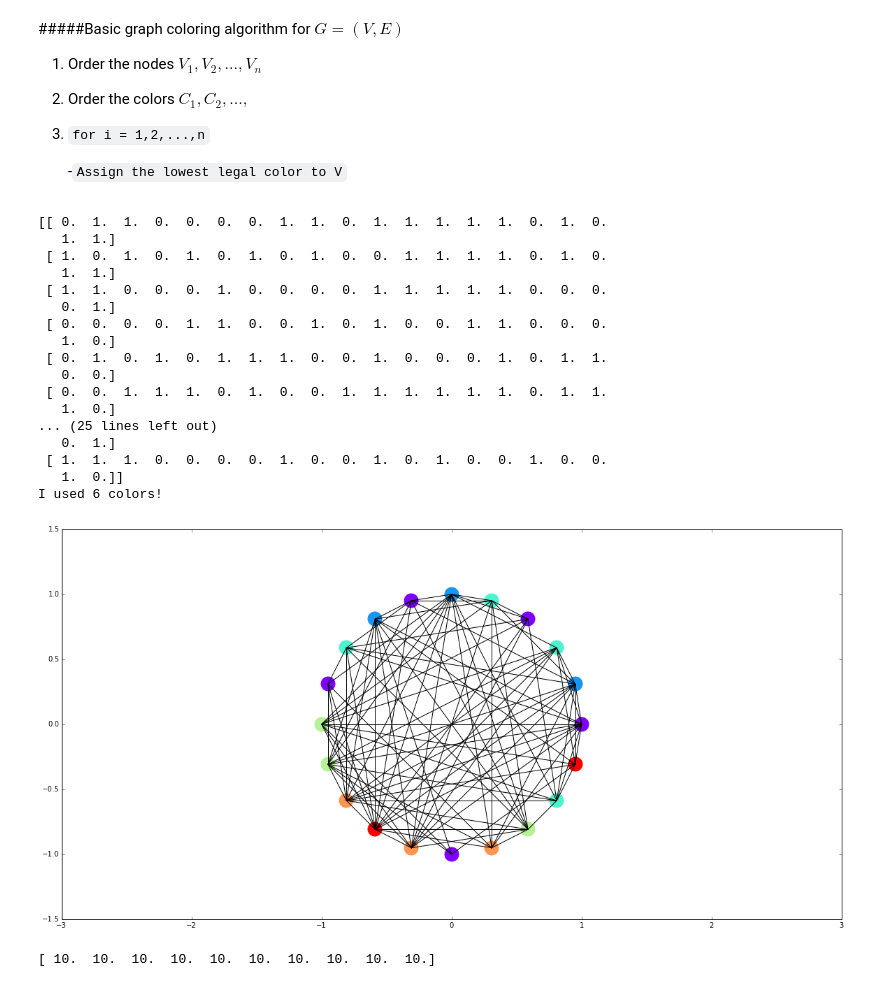
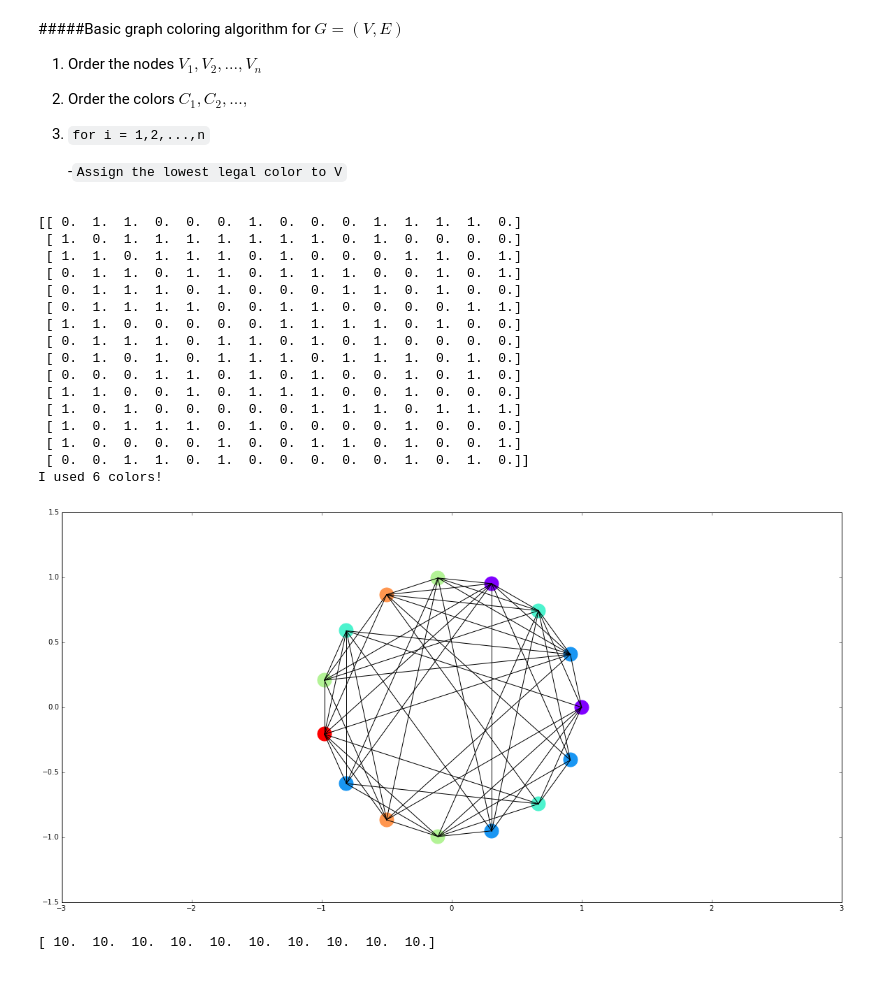
Before and after one commit to peteflorence/MathForCS, a Jupyter notebook: Lecture6.ipynb, the cells around one changed output. Cells and saved outputs as stored; diff of their text form; code cells hidden in the pictures.

```diff
--- a/Lecture6.ipynb
+++ b/Lecture6.ipynb
@@ -118,7 +118,7 @@ def UndirectedGraph(m=5):
     return rand
 
 #print DirectedGraph()
-m = 10
+m = 7
 testGraph = UndirectedGraph(m)
 print testGraph
 # %% [output]
@@ -275,51 +272,50 @@ def basicColorGraph(graph):
                         if c[y] == colorName:
                             legal = False
                             break
             if legal:
                 # Assign lowest legal color
                 c[x] = colorName
                 break
     K = max(c) + 1
     print "I used " + str(int(K)) + " colors!"
 
     # More clear coloring: determine K, then create the color vector
     colors = cm.rainbow(np.linspace(0, 1, K))
 
     # Plot the colored nodes!
     for x, y, nodeColor in zip(xnode, ynode, c):
         plt.scatter(x, y, color=colors[nodeColor], s=400)
 
     ## Label the node colors
     # for i in range(m):
     #    plt.text(xnode[i]-.1,ynode[i]-.15, c[i])
 
     axes().set_aspect('equal', 'datalim')
     plt.show()
 
 
 
-coloredGraph = UndirectedGraph(20)
+coloredGraph = UndirectedGraph(15)
 print coloredGraph
 basicColorGraph(coloredGraph)
 # %% [output]
-[[ 0.  1.  1.  0.  0.  0.  0.  1.  1.  0.  1.  1.  1.  1.  1.  0.  1.  0.
-   1.  1.]
- [ 1.  0.  1.  0.  1.  0.  1.  0.  1.  0.  0.  1.  1.  1.  1.  0.  1.  0.
-   1.  1.]
- [ 1.  1.  0.  0.  0.  1.  0.  0.  0.  0.  1.  1.  1.  1.  1.  0.  0.  0.
-   0.  1.]
- [ 0.  0.  0.  0.  1.  1.  0.  0.  1.  0.  1.  0.  0.  1.  1.  0.  0.  0.
-   1.  0.]
- [ 0.  1.  0.  1.  0.  1.  1.  1.  0.  0.  1.  0.  0.  0.  1.  0.  1.  1.
-   0.  0.]
- [ 0.  0.  1.  1.  1.  0.  1.  0.  0.  1.  1.  1.  1.  1.  1.  0.  1.  1.
-   1.  0.]
-... (25 lines left out)
-   0.  1.]
- [ 1.  1.  1.  0.  0.  0.  0.  1.  0.  0.  1.  0.  1.  0.  0.  1.  0.  0.
-   1.  0.]]
+[[ 0.  1.  1.  0.  0.  0.  1.  0.  0.  0.  1.  1.  1.  1.  0.]
+ [ 1.  0.  1.  1.  1.  1.  1.  1.  1.  0.  1.  0.  0.  0.  0.]
+ [ 1.  1.  0.  1.  1.  1.  0.  1.  0.  0.  0.  1.  1.  0.  1.]
+ [ 0.  1.  1.  0.  1.  1.  0.  1.  1.  1.  0.  0.  1.  0.  1.]
+ [ 0.  1.  1.  1.  0.  1.  0.  0.  0.  1.  1.  0.  1.  0.  0.]
+ [ 0.  1.  1.  1.  1.  0.  0.  1.  1.  0.  0.  0.  0.  1.  1.]
+ [ 1.  1.  0.  0.  0.  0.  0.  1.  1.  1.  1.  0.  1.  0.  0.]
+ [ 0.  1.  1.  1.  0.  1.  1.  0.  1.  0.  1.  0.  0.  0.  0.]
+ [ 0.  1.  0.  1.  0.  1.  1.  1.  0.  1.  1.  1.  0.  1.  0.]
+ [ 0.  0.  0.  1.  1.  0.  1.  0.  1.  0.  0.  1.  0.  1.  0.]
+ [ 1.  1.  0.  0.  1.  0.  1.  1.  1.  0.  0.  1.  0.  0.  0.]
+ [ 1.  0.  1.  0.  0.  0.  0.  0.  1.  1.  1.  0.  1.  1.  1.]
+ [ 1.  0.  1.  1.  1.  0.  1.  0.  0.  0.  0.  1.  0.  0.  0.]
+ [ 1.  0.  0.  0.  0.  1.  0.  0.  1.  1.  0.  1.  0.  0.  1.]
+ [ 0.  0.  1.  1.  0.  1.  0.  0.  0.  0.  0.  1.  0.  1.  0.]]
 I used 6 colors!
-[figure, old version]
+[figure, new version]
 # %%
 ### Stochastic ordering for the basic coloring algorithm
 
```
Also changed, not shown: parts of 5 cells of this notebook, 1 other file.
